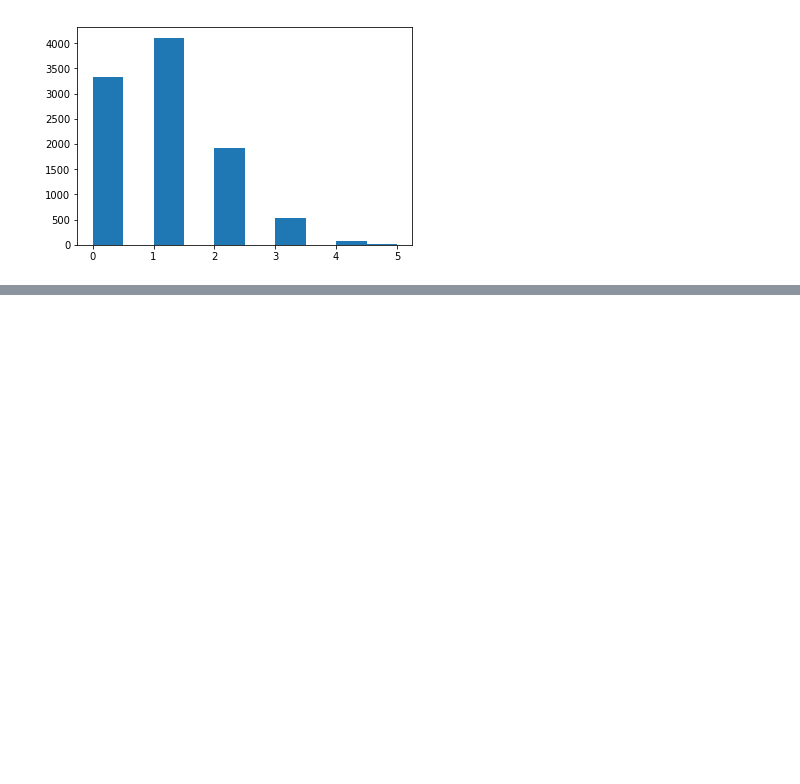
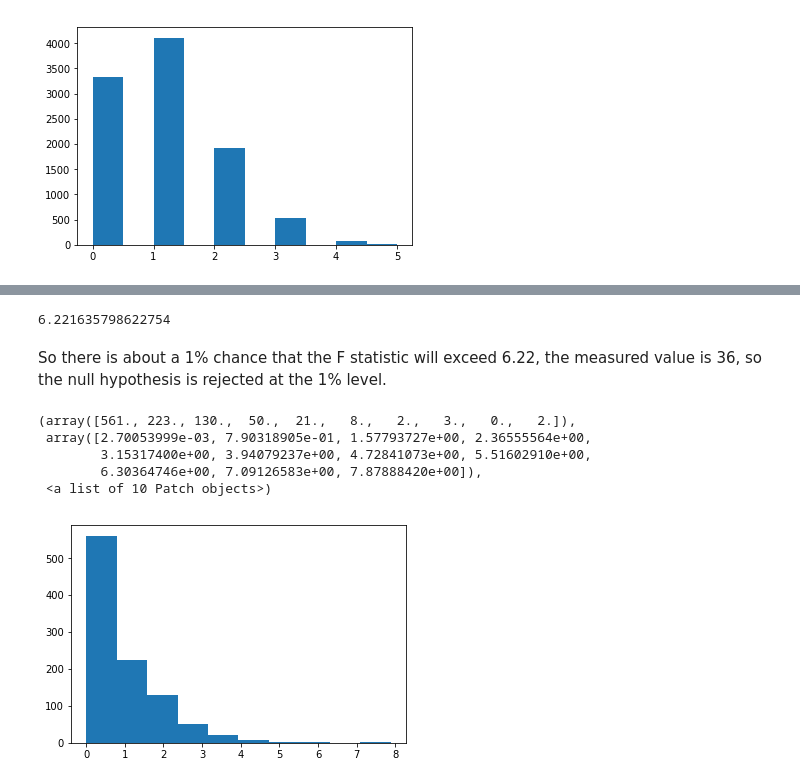
Before and after one commit to Freeha-S/numpy-random, a Jupyter notebook: numpy-random.ipynb, the cells around one changed output, grey strips where cells are left out. Cells and saved outputs as stored; diff of their text form; code cells hidden in the pictures; blank space fills up the shorter version.

```diff
--- a/numpy-random.ipynb
+++ b/numpy-random.ipynb
@@ -240,0 +289,21 @@ plt.show()
+# %%
+dfnum = 1  # between group degrees of freedom
+dfden = 48  # within groups degrees of freedom
+s = np.random.f(dfnum, dfden, 1000)
+# %%
+np.sort(s)[-10]
+# %% [output]
+6.221635798622754
+# %% [markdown]
+So there is about a 1% chance that the F statistic will exceed 6.22, the measured value is 36, so the null hypothesis is rejected at the 1% level.
+# %%
+plt.hist(s)
+
+#plt.plot(s)
+# %% [output]
+(array([561., 223., 130.,  50.,  21.,   8.,   2.,   3.,   0.,   2.]),
+ array([2.70053999e-03, 7.90318905e-01, 1.57793727e+00, 2.36555564e+00,
+        3.15317400e+00, 3.94079237e+00, 4.72841073e+00, 5.51602910e+00,
+        6.30364746e+00, 7.09126583e+00, 7.87888420e+00]),
+ <a list of 10 Patch objects>)
+[figure, added]
```
Also changed, not shown: parts of 16 cells of this notebook.
